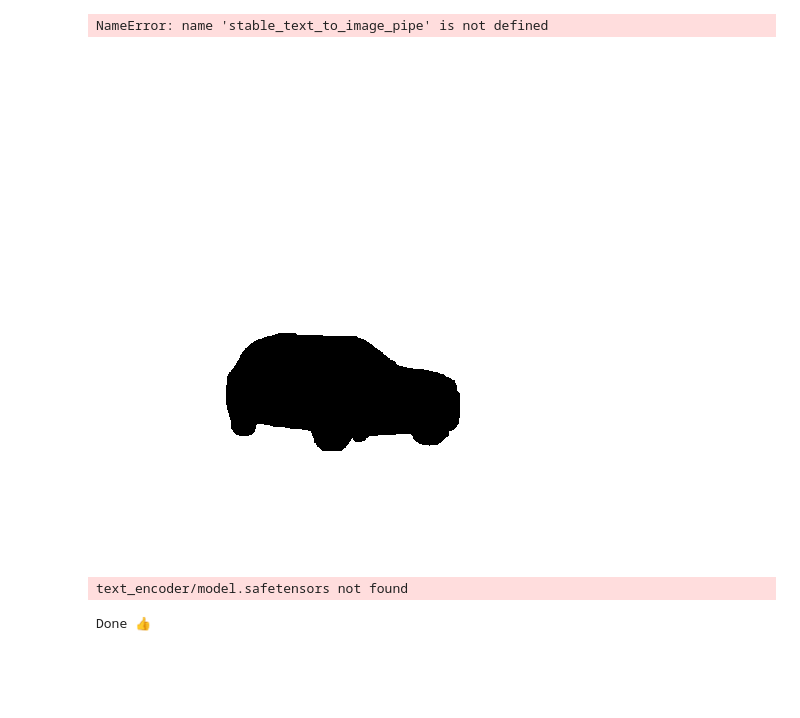
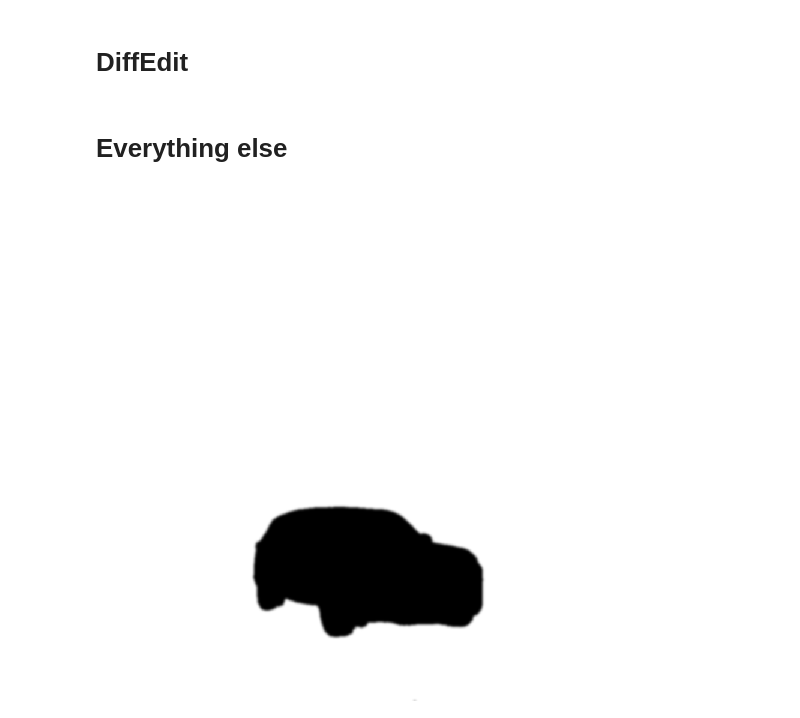
Before and after one commit to Buzztrends/Image-Gen, a Jupyter notebook: stable-diff-test.ipynb, the cells around one changed output. Drawn from its saved outputs; the diff is of its cells as text; code cells hidden in the pictures; blank space fills up the shorter version.

Commit message:
add new images

```diff
--- a/stable-diff-test.ipynb
+++ b/stable-diff-test.ipynb
@@ -120,7 +164,28 @@ def get_centroid(contour):
         cy = 0
     return cx, cy
 
+def add_padding(image):
+    width, height = image.size
+    size = max(width, height)
+    new_width = size + 40
+    new_height = size + 40
+    padding = (20, 20, 20, 20)  # (left, top, right, bottom)
+    padded_image = Image.new('RGB', (new_width, new_height), (255, 255, 255))
+    padded_image.paste(image, ((new_width - width) // 2, (new_height - height) // 2))
+    return padded_image
+
+
 transform = A.Compose([
-    A.ShiftScaleRotate(shift_limit=0.4, scale_limit=(-0.4, -0.2), rotate_limit=0, p=1, border_mode=1, interpolation=4,
+    A.ShiftScaleRotate(shift_limit=0.4, scale_limit=(-0.4, -0.4), rotate_limit=0, p=1, border_mode=1, interpolation=4,
                        shift_limit_y=[0.1, 0.25])
 ])
+# %%
+img_url = "https://hips.hearstapps.com/hmg-prod.s3.amazonaws.com/images/p90499807-highres-the-bmw-xm-label-red-64beeff2ccfab.jpg?crop=0.670xw:1.00xh;0.136xw,0&resize=1200:*"
+
+
+init_image = download_image(img_url)
+# init_image = vedant
+init_image = expand2square(init_image)
+init_image = add_padding(init_image)
+init_image = init_image.resize((512, 512))
+init_image
@@ -127,10 +247,5 @@ transform = A.Compose([
 # %%
-img_url = "https://imgd.aeplcdn.com/664x374/n/cw/ec/110503/x3-exterior-right-front-three-quarter-3.jpeg?isig=0&q=80"
 
-
-init_image = download_image(img_url)
-init_image = expand2square(init_image)
-init_image = init_image.resize((512, 512))
 mask_image = get_mask(init_image)
 # Convert the PIL.Image object to a numpy array
 mask_array = np.array(mask_image)
@@ -146,3 +261,9 @@ mask_array_normalized[non_black_indices] = [255, 255, 255]
 # Convert the numpy array back to a PIL.Image object
 converted_mask_image = Image.fromarray(mask_array_normalized)
 anti_mask = Image.fromarray(255 - np.array(converted_mask_image))#.filter(ImageFilter.GaussianBlur(8))
+
+input_image = init_image
+input_mask = anti_mask.filter(ImageFilter.GaussianBlur(2))
+
+display(input_mask)
+display(input_image)
@@ -148,0 +273,2 @@ anti_mask = Image.fromarray(255 - np.array(converted_mask_image))#.filter(ImageF
+# %% [markdown]
+# DiffEdit
@@ -149,8 +309,9 @@ anti_mask = Image.fromarray(255 - np.array(converted_mask_image))#.filter(ImageF
+# %% [markdown]
+# Everything else
 # %%
-prompt_bg = "Table with computer with chrismas theme with space in the center for a printer"
+prompt_bg = "Streets with chrimas theme decoration, showing that it is chrismas time and there its beautiful and snowy"
 with torch.no_grad():
     stable_text_to_image_pipe = stable_text_to_image_pipe.to(cuda)
     image_bg = stable_text_to_image_pipe(prompt_bg, guidance_scale=10).images[0]
     stable_text_to_image_pipe = stable_text_to_image_pipe.to(cpu)
+image_bg
-# %% [output]
-NameError: name 'stable_text_to_image_pipe' is not defined
@@ -157,10 +369,15 @@ NameError: name 'stable_text_to_image_pipe' is not defined
 # %%
-transformed_image_mask = transform(image=np.array(init_image), mask=np.array(anti_mask))
-input_image = to_image(transformed_image_mask["image"])
-input_mask = to_image(transformed_image_mask["mask"])
+transformed_image_mask = transform(image=np.array(input_image), mask=np.array(input_mask))
+
+input_image = to_image(transformed_image_mask['image'])
+input_mask = to_image(transformed_image_mask['mask'])
+
+# image_np = np.array(image_bg)
+# idx = np.where(transformed_image_mask["mask"] == 0)
+# image_np[idx[0], idx[1], :] = transformed_image_mask["image"][idx[0], idx[1], :]
 input_mask
 # %% [output]
-[figure, old version]
+[figure, new version]
 # %%
 # Find the contours and centroid of the mask
 contours, ret = find_contour(transformed_image_mask["mask"])
@@ -185,27 +400,3 @@ anti_mask_upper
 # %%
 torch.cuda.empty_cache()
 torch.cuda.ipc_collect()
-# %%
-stable_inpainting_pipe = StableDiffusionInpaintPipeline.from_pretrained(model_id_inpainting, revision='fp16', torch_dtype=torch.float16)
-stable_refiner_pipe = StableDiffusionXLImg2ImgPipeline.from_pretrained(model_id_refiner, variant='fp16', torch_dtype=torch.float16)
-# %% [output]
-text_encoder/model.safetensors not found
-# %%
-characteristics = [
-    "Dubai",
-    "Christmas theme",
-    "high res",
-    "realistic",
-    "correct reflections and shadows",
-    "no watermark",
-    "don't alter the subject's silhouette"
-]
-
-prompt = ",".join(characteristics)
-with torch.no_grad():
-    stable_inpainting_pipe = stable_inpainting_pipe.to(cuda)
-    image = stable_inpainting_pipe(prompt=prompt, image=input_image, mask_image=input_mask, guidance_scale=10).images[0]
-    # stable_inpainting_pipe = stable_inpainting_pipe.to(cpu)
-    print("Done 👍")
-# %% [output]
-Done 👍
```
Also changed, not shown: parts of 41 cells of this notebook, 4 other files.
